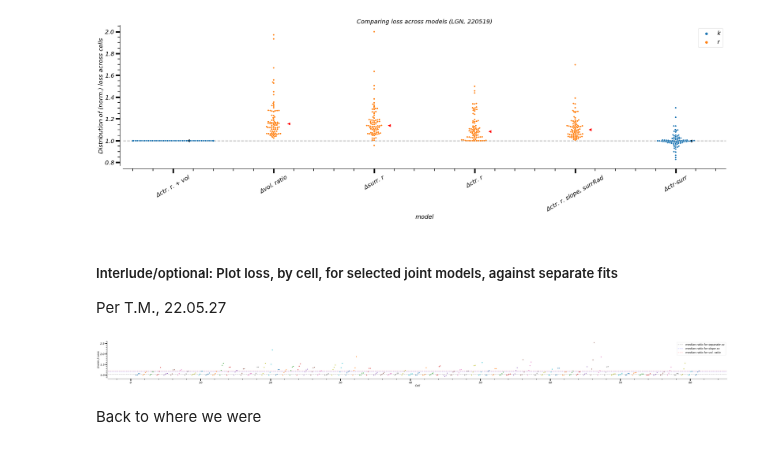
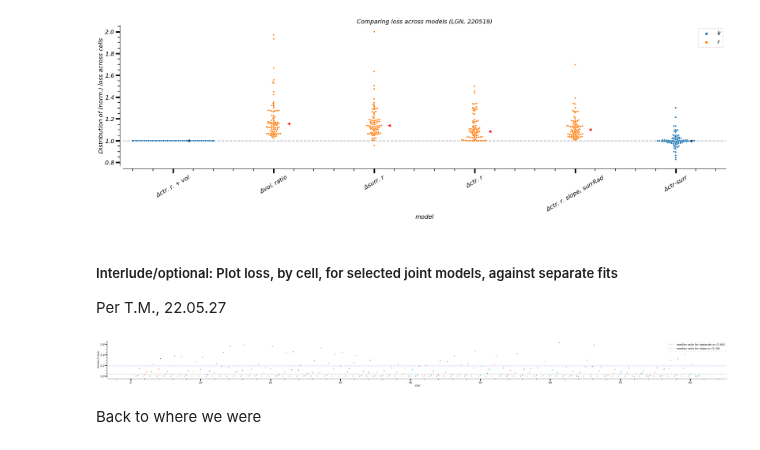
Before and after one commit to paul-levy/SF-diversity, a Jupyter notebook: 01_sfTuning_contrast.ipynb, the cells around one changed output. Drawn from its saved outputs; the diff is of its cells as text; code cells hidden in the pictures.

Commit message:
newest dates for jl_create; uppdates to ipynbs (joint=7 included, for ex)

```diff
--- a/01_sfTuning_contrast.ipynb
+++ b/01_sfTuning_contrast.ipynb
@@ -97,13 +97,14 @@ First, we'll compare the model performance when fitting to all of the data.
 # Specify which data to load
 expDir = 'LGN'
 # expDir = 'LGN/sach/'
-# phAdj = 1;
-phAdj = 0;
+phAdj = 1;
+# phAdj = 0;
 
 isSach = 1 if 'sach' in expDir else 0;
 expDir_str = 'sach' if isSach else expDir
 if phAdj:
-    date = '220513a' if isSach else '220512'
+    date = '220531' if isSach else '220531'
+#     date = '220513a' if isSach else '220512'
 else:
     date = '220510' if isSach else '220519'
 #     date = '220510' if isSach else '220505'
@@ -142,6 +143,8 @@ nlls_all = np.nan * np.zeros((nCells, nMods, 2)); # end is [raw_ind, norm_ind]
 
 for i,j in enumerate(joints):
     curr_mod = hf.np_smart_load('%s/structures/%s' % (expDir, hf.descrFit_name(loss_type, descrBase=dogName, modelName=hf.descrMod_name(dog_model), joint=j, phAdj=phAdj)));
+    if curr_mod == []:
+        continue;
     if isSach:
         nlls_all[:, i, 0] = np.array([curr_mod[x]['totalNLL'] for x in range(nCells)]);
     else:
@@ -195,10 +198,11 @@ pdfSv.close()
 
 Per T.M., 22.05.27
 # %%
-sep_fits = hf.np_smart_load('%s/structures/%s' % (expDir, hf.descrFit_name(loss_type, descrBase=dogName, modelName=hf.descrMod_name(dog_model), joint=0)));
+sep_fits = hf.np_smart_load('%s/structures/%s' % (expDir, hf.descrFit_name(loss_type, descrBase=dogName, modelName=hf.descrMod_name(dog_model), joint=0, phAdj=phAdj)));
 sep_nlls = np.array([np.nansum(sep_fits[x]['NLL'][0]) for x in range(len(sep_fits.keys()))]);
 
-which_joints = [2,7,3];
+which_joints = [2,7];
+# which_joints = [2,7,3];
 which_inds = [np.where(np.array(joints)==x)[0][0] for x in which_joints]
 # %%
 to_norm = 1; # normalize to sep. fit or no?
@@ -206,38 +210,38 @@ to_norm = 1; # normalize to sep. fit or no?
 # n_rows = np.floor(np.sqrt(nCells)).astype(int);
 # n_cols = np.ceil(nCells/n_rows).astype(int);
 
 # f, ax = plt.subplots(n_rows, n_cols, figsize=(5*n_cols, 5*n_rows));
 plt.figure(figsize=(1*nCells,5))
 
 mdn_rats = [np.nanmedian(np.divide(nlls_all[:,wi,0], sep_nlls)) for wi in which_inds]
 mn_rats = [np.nanmean(np.divide(nlls_all[:,wi,0], sep_nlls)) for wi in which_inds]
 
 for cl in range(nCells):
 
     joint_vals = [nlls_all[cl,x,0] for x in which_inds];
     all_vals = (sep_nlls[cl], *joint_vals, )
 
     if to_norm:
         all_vals = all_vals/all_vals[0];
 
     n_mods = len(all_vals)
     steps = cl+1 + 0.25*np.linspace(-1,1,n_mods)
     plt.scatter(steps, all_vals)
 
-plt.axhline(mdn_rats[0], color='k', linestyle='--', label='median ratio for separate xc', alpha=0.3)
-plt.axhline(mdn_rats[1], color='b', linestyle='--', label='median ratio for slope xc', alpha=0.3)
-plt.axhline(mdn_rats[2], color='r', linestyle='--', label='median ratio for vol. ratio', alpha=0.3)
+plt.axhline(mdn_rats[0], color='k', linestyle='--', label='median ratio for separate xc (%.2f)' % mdn_rats[0], alpha=0.3)
+plt.axhline(mdn_rats[1], color='b', linestyle='--', label='median ratio for slope xc (%.2f)' % mdn_rats[1], alpha=0.3)
+# plt.axhline(mdn_rats[2], color='r', linestyle='--', label='median ratio for vol. ratio', alpha=0.3)
 plt.legend();
 
 plt.ylabel('%sLoss' % ('(norm.) ' if to_norm else ''));
 plt.xlabel('Cell');
 sns.despine(offset=5)
 
-pdfSv = pltSave.PdfPages(save_loc + '220531_normNLL_byMod_forTony.pdf');
+pdfSv = pltSave.PdfPages(save_loc + '220531_phAdv_normNLL_byMod_forTony.pdf');
 pdfSv.savefig(plt.gcf()); # only one figure here...
 pdfSv.close()
 # %% [output]
-[figure, old version]
+[figure, new version]
 # %% [markdown]
 Back to where we were
 # %%
```
Also changed, not shown: 1 other file.
